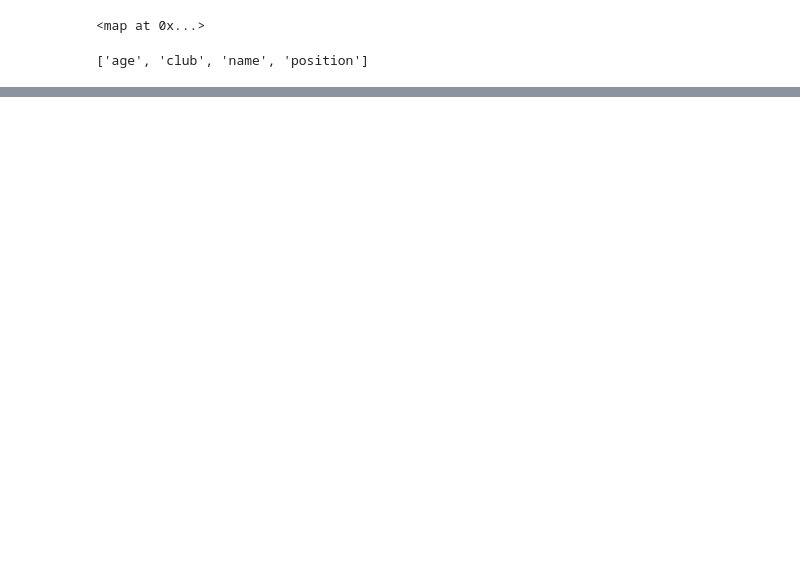
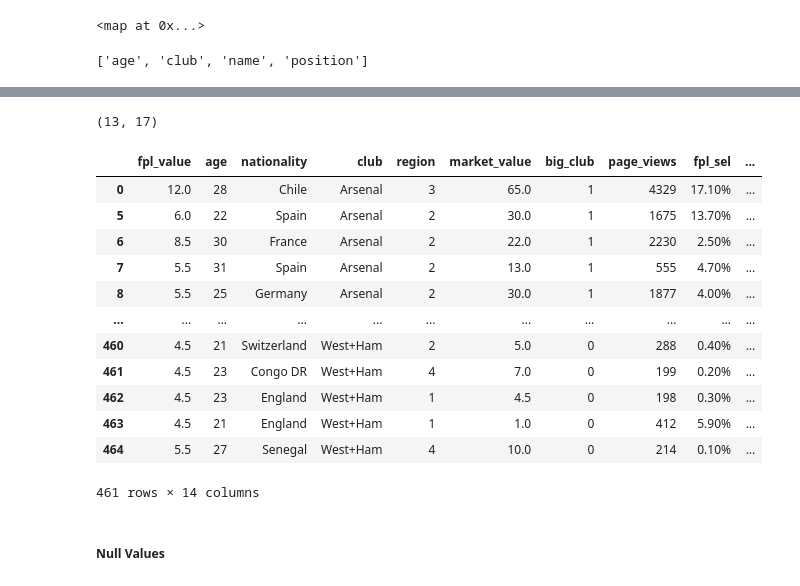
Before and after one commit to emanuelramponi/cp2, a Jupyter notebook: pandas1/integrando_conceptos.ipynb, the cells around one changed output, grey strips where cells are left out. Drawn from its saved outputs; the diff is of its cells as text; code cells hidden in the pictures; blank space fills up the shorter version.

```diff
--- a/pandas1/integrando_conceptos.ipynb
+++ b/pandas1/integrando_conceptos.ipynb
@@ -231,0 +253,31 @@ soccer.sort_values(by='age').head(1)
+# %%
+#False, te trae todos los duplicados y no conserva ningun valor, ni el primero ni el ultimo
+soccer.loc[soccer.duplicated(subset=['club','age','position','market_value'],keep=False)].shape
+# %% [output]
+(13, 17)
+# %%
+# OTRA FORMA DE ELIMINAR COLUMNAS
+unwanted_rows = [1,2,3,4]
+unwanted_columns = ['name','position','position_cat']
+# %%
+soccer.reindex(
+    index= set(soccer.index).difference(unwanted_rows),
+    columns = set(soccer.columns).difference(unwanted_columns)
+)
+#se esta creando una copia del dataframe, no se esta sobreescribiendo nada
+# %% [output]
+|  | fpl_value | age | nationality | club | region | market_value | big_club | page_views | fpl_sel | ... |
+| 0 | 12.0 | 28 | Chile | Arsenal | 3 | 65.0 | 1 | 4329 | 17.10% | ... |
+| 5 | 6.0 | 22 | Spain | Arsenal | 2 | 30.0 | 1 | 1675 | 13.70% | ... |
+| 6 | 8.5 | 30 | France | Arsenal | 2 | 22.0 | 1 | 2230 | 2.50% | ... |
+| 7 | 5.5 | 31 | Spain | Arsenal | 2 | 13.0 | 1 | 555 | 4.70% | ... |
+| 8 | 5.5 | 25 | Germany | Arsenal | 2 | 30.0 | 1 | 1877 | 4.00% | ... |
+| ... | ... | ... | ... | ... | ... | ... | ... | ... | ... | ... |
+| 460 | 4.5 | 21 | Switzerland | West+Ham | 2 | 5.0 | 0 | 288 | 0.40% | ... |
+| 461 | 4.5 | 23 | Congo DR | West+Ham | 4 | 7.0 | 0 | 199 | 0.20% | ... |
+| 462 | 4.5 | 23 | England | West+Ham | 1 | 4.5 | 0 | 198 | 0.30% | ... |
+| 463 | 4.5 | 21 | England | West+Ham | 1 | 1.0 | 0 | 412 | 5.90% | ... |
+| 464 | 5.5 | 27 | Senegal | West+Ham | 4 | 10.0 | 0 | 214 | 0.10% | ... |
+461 rows × 14 columns
+# %% [markdown]
+##### Null Values
```
Also changed, not shown: parts of 55 cells of this notebook.
